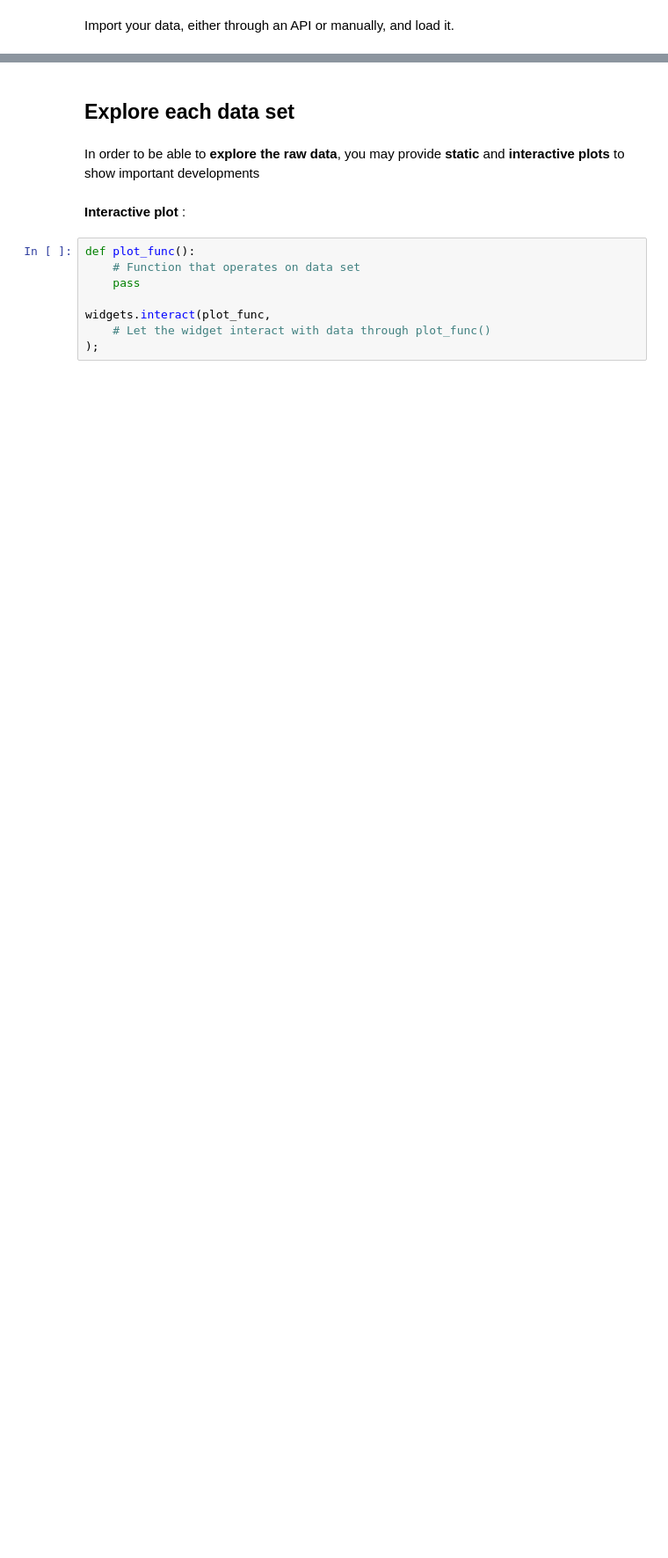
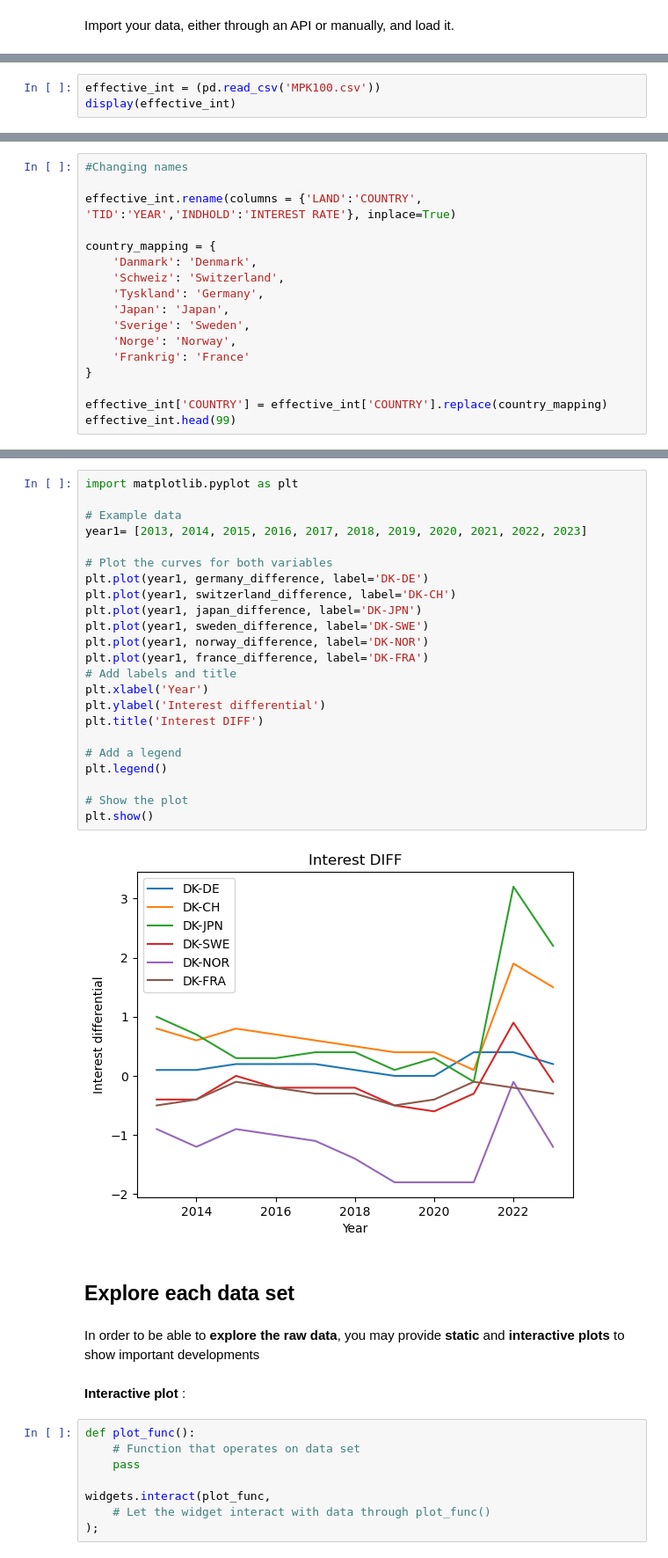
Before and after one commit to NumEconCopenhagen/projects-2024-sulaiman-phil-og-rabiah, a Jupyter notebook: dataproject/dataproject.ipynb, the cells around one changed output, grey strips where cells are left out. Shown: that part at 88% size. Cells and saved outputs as stored; diff of their text form; blank space fills up the shorter version.

```diff
--- a/dataproject/dataproject.ipynb
+++ b/dataproject/dataproject.ipynb
@@ -124,0 +87,3 @@ bond.head(10)
+# %%
+effective_int = (pd.read_csv('MPK100.csv'))
+display(effective_int)
@@ -124,0 +104,17 @@ bond.head(10)
+# %%
+#Changing names
+
+effective_int.rename(columns = {'LAND':'COUNTRY', 'TID':'YEAR','INDHOLD':'INTEREST RATE'}, inplace=True)
+
+country_mapping = {
+    'Danmark': 'Denmark',
+    'Schweiz': 'Switzerland',
+    'Tyskland': 'Germany',
+    'Japan': 'Japan',
+    'Sverige': 'Sweden',
+    'Norge': 'Norway',
+    'Frankrig': 'France'
+}
+
+effective_int['COUNTRY'] = effective_int['COUNTRY'].replace(country_mapping)
+effective_int.head(99)
@@ -125,3 +165,28 @@ bond.head(10)
+# %%
+import matplotlib.pyplot as plt
+
+# Example data
+year1= [2013, 2014, 2015, 2016, 2017, 2018, 2019, 2020, 2021, 2022, 2023]
+
+# Plot the curves for both variables
+plt.plot(year1, germany_difference, label='DK-DE')
+plt.plot(year1, switzerland_difference, label='DK-CH')
+plt.plot(year1, japan_difference, label='DK-JPN')
+plt.plot(year1, sweden_difference, label='DK-SWE')
+plt.plot(year1, norway_difference, label='DK-NOR')
+plt.plot(year1, france_difference, label='DK-FRA')
+# Add labels and title
+plt.xlabel('Year')
+plt.ylabel('Interest differential')
+plt.title('Interest DIFF')
+
+# Add a legend
+plt.legend()
+
+# Show the plot
+plt.show()
+# %% [output]
+[figure, added]
 # %% [markdown]
 ## Explore each data set
 # %% [markdown]
```
Also changed, not shown: parts of 15 cells of this notebook.
